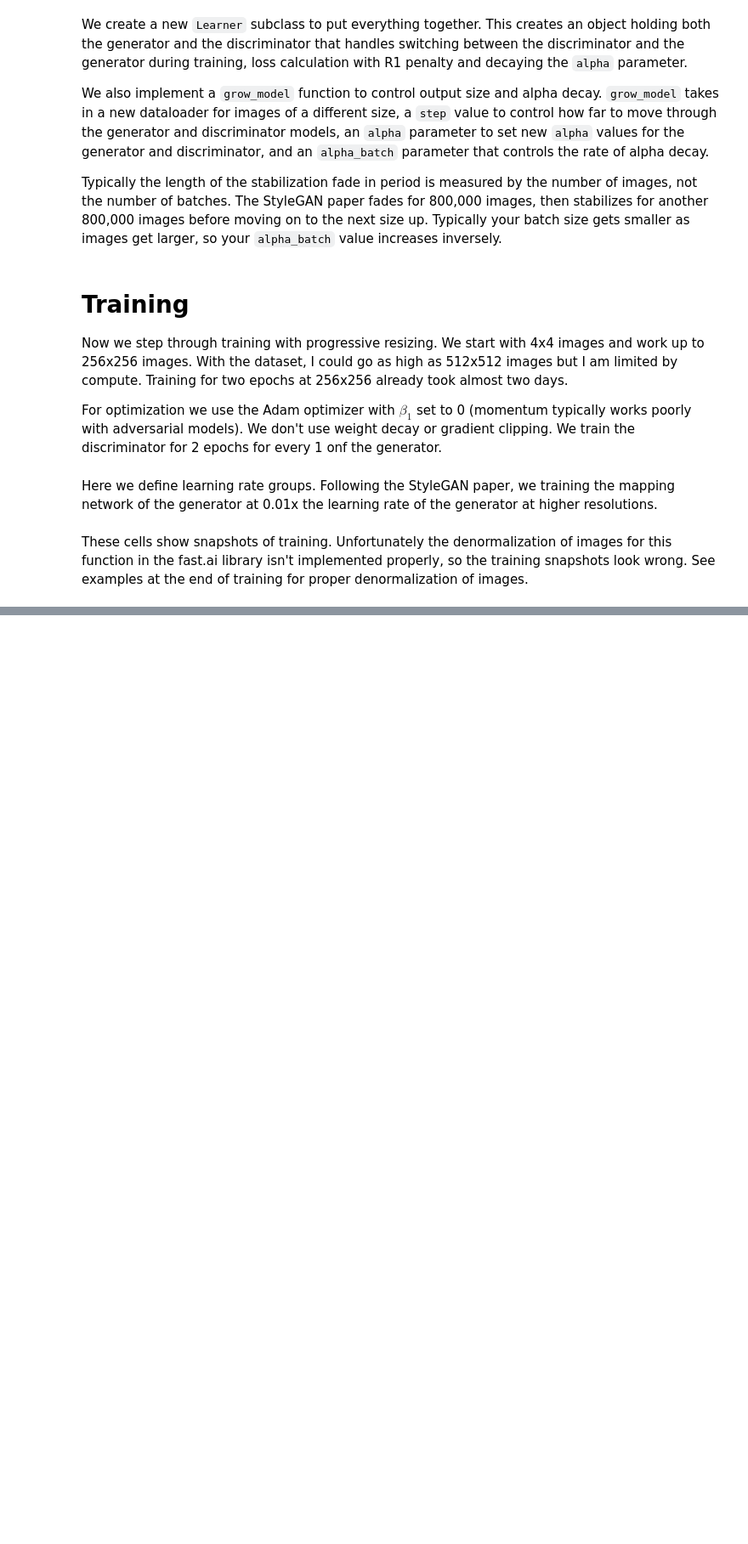
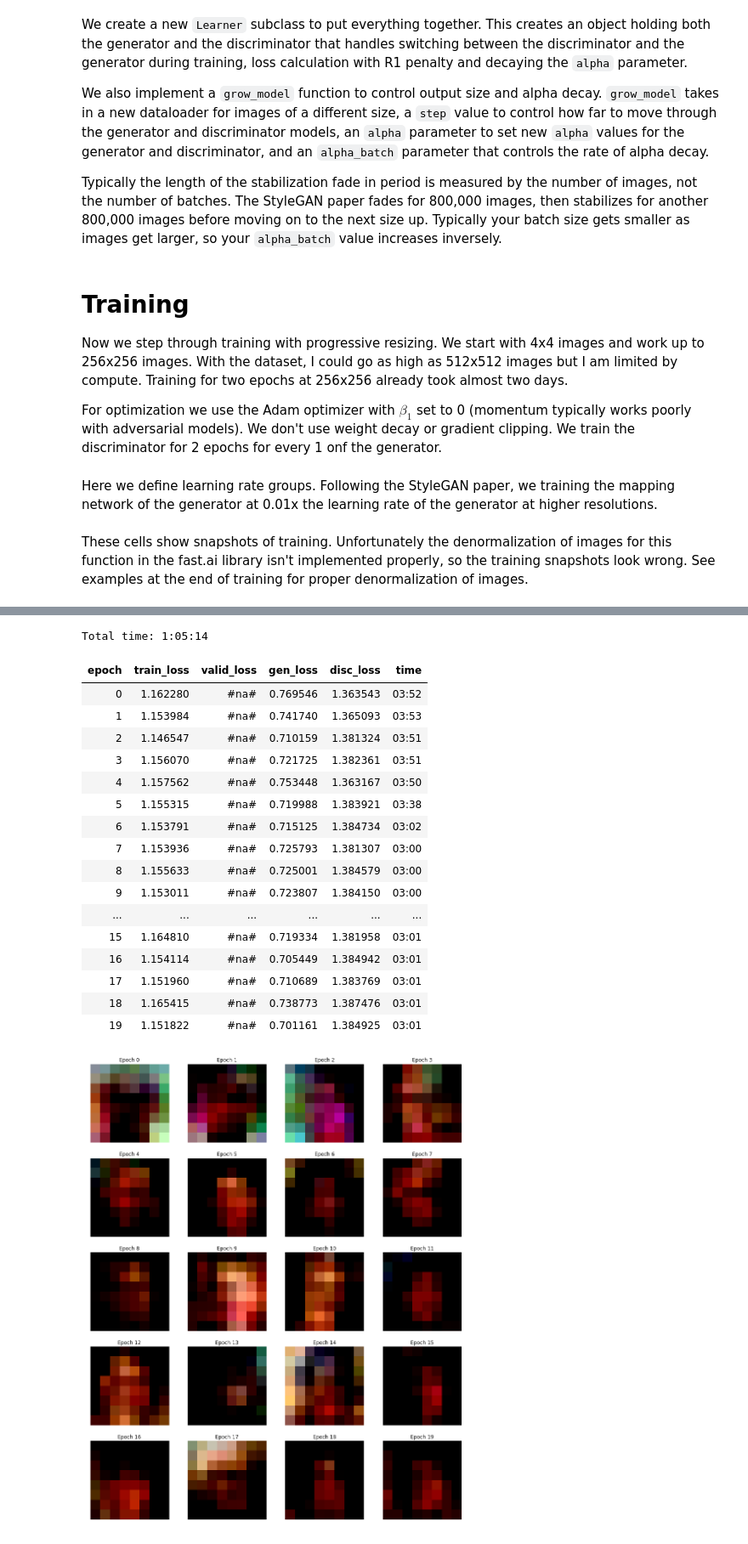
Before and after one commit to kheyer/ML-DL-Projects, a Jupyter notebook: StyleGAN/StyleGAN.ipynb, the cells around one changed output, grey strips where cells are left out. Shown: that part at 85% size. Saved outputs shown, nothing was run; the diff lists cells and outputs as text; code cells hidden in the pictures; blank space fills up the shorter version.

```diff
--- a/StyleGAN/StyleGAN.ipynb
+++ b/StyleGAN/StyleGAN.ipynb
@@ -661,0 +687,22 @@ These cells show snapshots of training. Unfortunately the denormalization of ima
+# %%
+learn.fit(20, 1e-3)
+# %% [output]
+Total time: 1:05:14
+| epoch | train_loss | valid_loss | gen_loss | disc_loss | time |
+| 0 | 1.162280 | #na# | 0.769546 | 1.363543 | 03:52 |
+| 1 | 1.153984 | #na# | 0.741740 | 1.365093 | 03:53 |
+| 2 | 1.146547 | #na# | 0.710159 | 1.381324 | 03:51 |
+| 3 | 1.156070 | #na# | 0.721725 | 1.382361 | 03:51 |
+| 4 | 1.157562 | #na# | 0.753448 | 1.363167 | 03:50 |
+| 5 | 1.155315 | #na# | 0.719988 | 1.383921 | 03:38 |
+| 6 | 1.153791 | #na# | 0.715125 | 1.384734 | 03:02 |
+| 7 | 1.153936 | #na# | 0.725793 | 1.381307 | 03:00 |
+| 8 | 1.155633 | #na# | 0.725001 | 1.384579 | 03:00 |
+| 9 | 1.153011 | #na# | 0.723807 | 1.384150 | 03:00 |
+| ... | ... | ... | ... | ... | ... |
+| 15 | 1.164810 | #na# | 0.719334 | 1.381958 | 03:01 |
+| 16 | 1.154114 | #na# | 0.705449 | 1.384942 | 03:01 |
+| 17 | 1.151960 | #na# | 0.710689 | 1.383769 | 03:01 |
+| 18 | 1.165415 | #na# | 0.738773 | 1.387476 | 03:01 |
+| 19 | 1.151822 | #na# | 0.701161 | 1.384925 | 03:01 |
+[figure, added]
```
Also changed, not shown: parts of 6 cells of this notebook.
